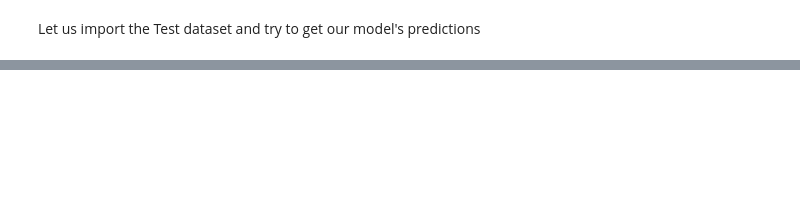
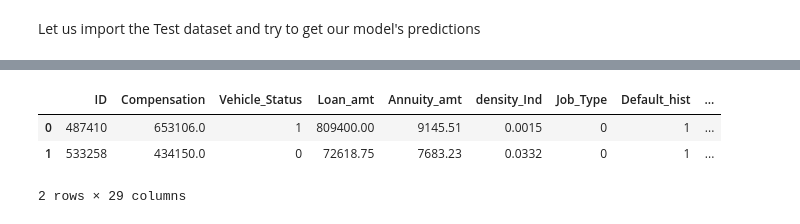
Before and after one commit to siiddd/TVSHackathon, a Jupyter notebook: Siddharth.ipynb, the cells around one changed output, grey strips where cells are left out. Saved outputs shown, nothing was run; the diff lists cells and outputs as text; code cells hidden in the pictures; blank space fills up the shorter version.

```diff
--- a/Siddharth.ipynb
+++ b/Siddharth.ipynb
@@ -192,0 +222,26 @@ test = pd.read_csv('https://raw.githubusercontent.com/siiddd/TVSHackathon/main/t
+# %%
+test['Vehicle_Status'] = labelencoder.fit_transform(test['Vehicle_Status'])
+test['Job_Type'] = labelencoder.fit_transform(test['Job_Type'])
+test['Default_hist'] = labelencoder.fit_transform(test['Default_hist'])
+test['Prop_List'] = labelencoder.fit_transform(test['Prop_List'])
+test['Region_Type'] = labelencoder.fit_transform(test['Region_Type'])
+test['Credit_Inq'] = labelencoder.fit_transform(test['Credit_Inq'])
+test['Education_det'] = labelencoder.fit_transform(test['Education_det'])
+test['Marital_Stat'] = labelencoder.fit_transform(test['Marital_Stat'])
+test['Gen'] = labelencoder.fit_transform(test['Gen'])
+test['Credit_Lnks'] = labelencoder.fit_transform(test['Credit_Lnks'])
+test['Income_Alt'] = labelencoder.fit_transform(test['Income_Alt'])
+test['Ph.No'] = labelencoder.fit_transform(test['Ph.No'])
+test['Type_Loan'] = labelencoder.fit_transform(test['Type_Loan'])
+test['Dependents'] = labelencoder.fit_transform(test['Dependents'])
+test['Company_Rating'] = labelencoder.fit_transform(test['Company_Rating'])
+test['Region'] = labelencoder.fit_transform(test['Region'])
+test['Addr_permanent'] = labelencoder.fit_transform(test['Addr_permanent'])
+test['Permanent_Addr_tag'] = labelencoder.fit_transform(test['Permanent_Addr_tag'])
+
+test.head(2)
+# %% [output]
+|  | ID | Compensation | Vehicle_Status | Loan_amt | Annuity_amt | density_Ind | Job_Type | Default_hist | ... |
+| 0 | 487410 | 653106.0 | 1 | 809400.00 | 9145.51 | 0.0015 | 0 | 1 | ... |
+| 1 | 533258 | 434150.0 | 0 | 72618.75 | 7683.23 | 0.0332 | 0 | 1 | ... |
+2 rows × 29 columns
```
Also changed, not shown: parts of 11 cells of this notebook.
